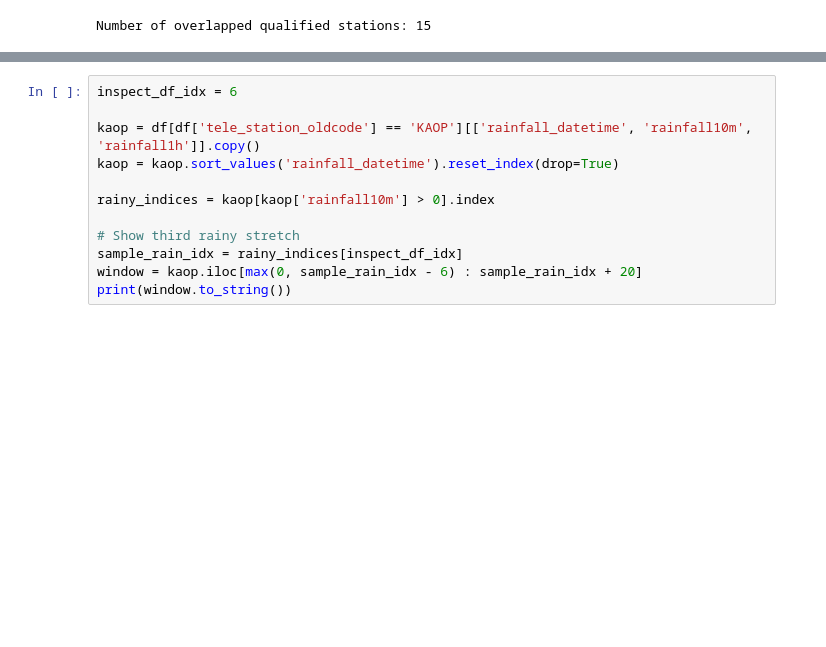
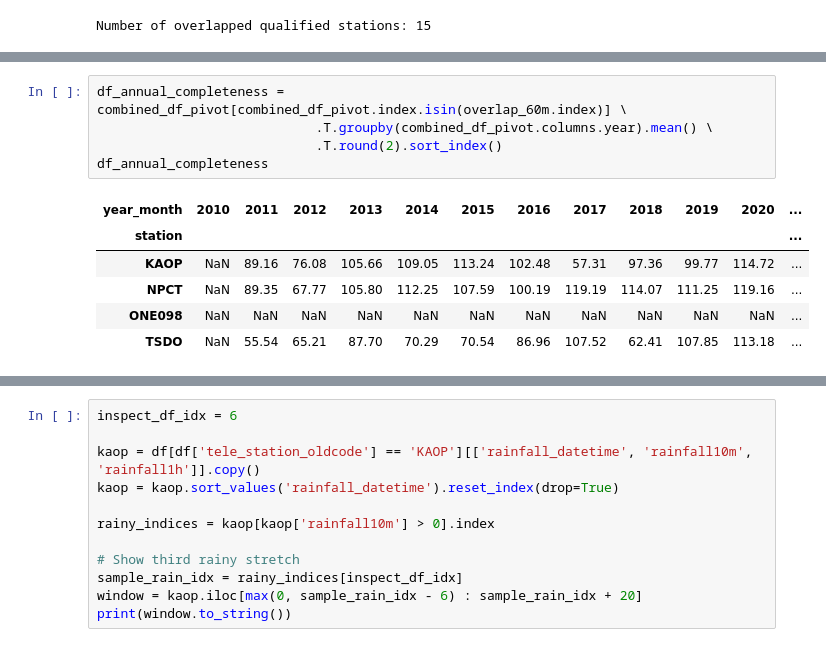
Before and after one commit to pongsakorn-onnim/rainfall_threshold_songkla, a Jupyter notebook: 01_eda_rainfall.ipynb, the cells around one changed output, grey strips where cells are left out. Saved outputs shown, nothing was run; the diff lists cells and outputs as text; blank space fills up the shorter version.

```diff
--- a/01_exploratory_data_analysis.ipynb
+++ b/01_eda_rainfall.ipynb
@@ -837,0 +861,12 @@ overlap
+# %%
+df_annual_completeness = combined_df_pivot[combined_df_pivot.index.isin(overlap_60m.index)] \
+                            .T.groupby(combined_df_pivot.columns.year).mean() \
+                            .T.round(2).sort_index()
+df_annual_completeness
+# %% [output]
+| year_month | 2010 | 2011 | 2012 | 2013 | 2014 | 2015 | 2016 | 2017 | 2018 | 2019 | 2020 | ... |
+| station |  |  |  |  |  |  |  |  |  |  |  | ... |
+| KAOP | NaN | 89.16 | 76.08 | 105.66 | 109.05 | 113.24 | 102.48 | 57.31 | 97.36 | 99.77 | 114.72 | ... |
+| NPCT | NaN | 89.35 | 67.77 | 105.80 | 112.25 | 107.59 | 100.19 | 119.19 | 114.07 | 111.25 | 119.16 | ... |
+| ONE098 | NaN | NaN | NaN | NaN | NaN | NaN | NaN | NaN | NaN | NaN | NaN | ... |
+| TSDO | NaN | 55.54 | 65.21 | 87.70 | 70.29 | 70.54 | 86.96 | 107.52 | 62.41 | 107.85 | 113.18 | ... |
```
Also changed, not shown: parts of 12 cells of this notebook, 1 other file.
